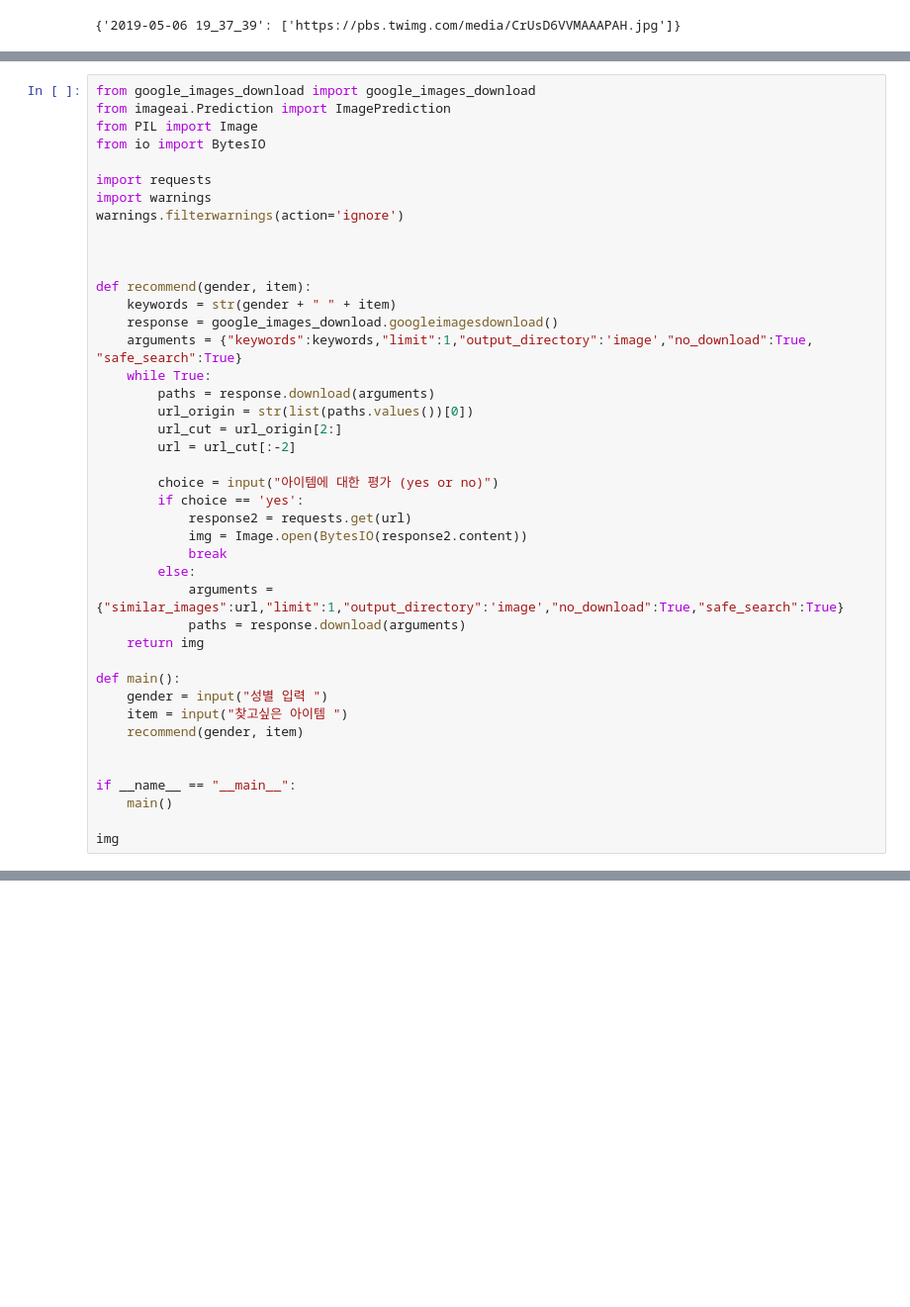
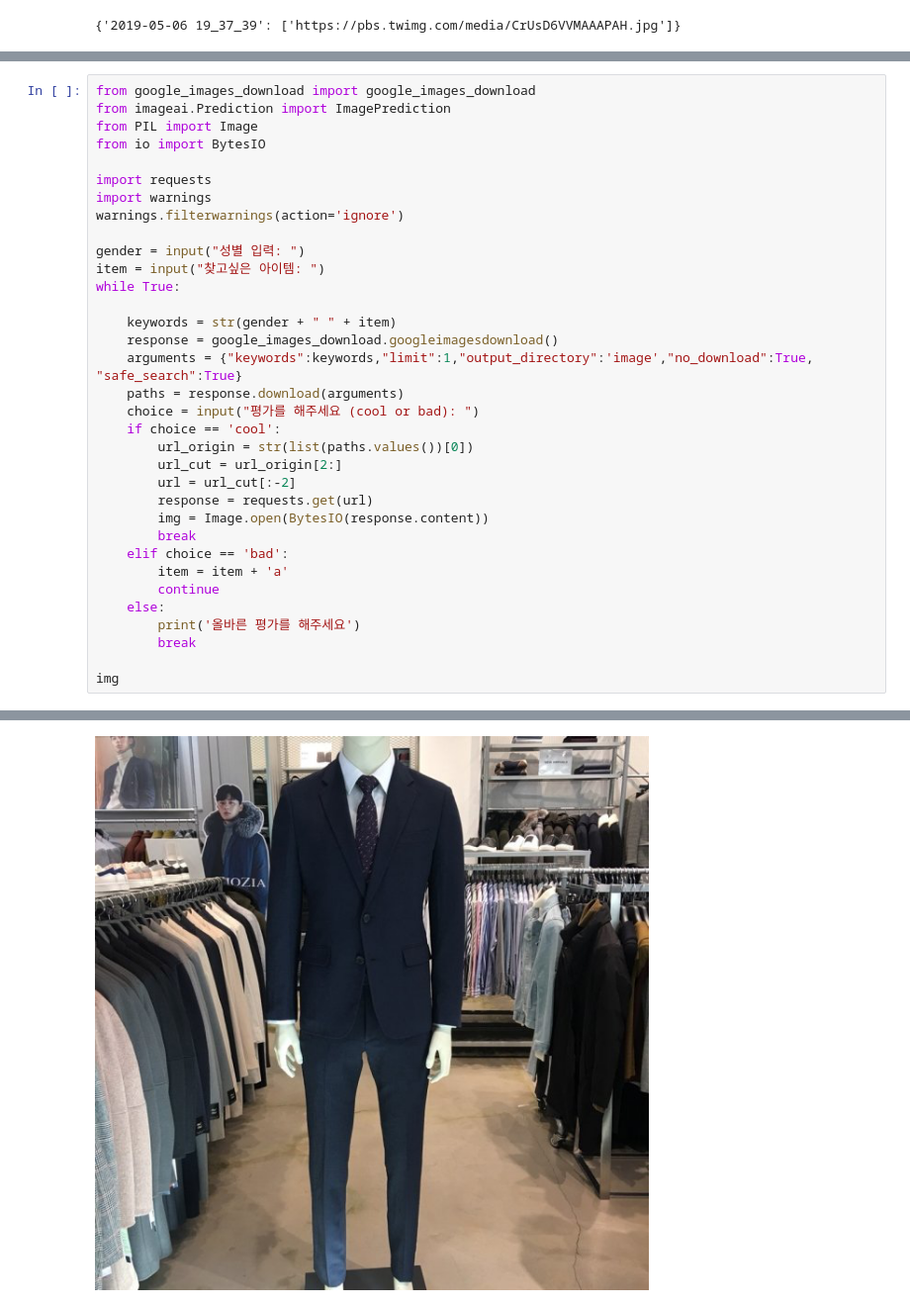
Before and after one commit to CheonSeounghyun/Coordination-Recommend, a Jupyter notebook: image_recommend.ipynb, the cells around one changed output, grey strips where cells are left out. Shown at 99% size. Saved outputs shown, nothing was run; the diff lists cells and outputs as text; blank space fills up the shorter version.

Commit message:
recommend

```diff
--- a/image_recommend.ipynb
+++ b/image_recommend.ipynb
@@ -171,36 +110,28 @@ import requests
 import warnings
 warnings.filterwarnings(action='ignore')
 
+gender = input("성별 입력: ")
+item = input("찾고싶은 아이템: ")
+while True:
 
-
-def recommend(gender, item):
     keywords = str(gender + " " + item)
     response = google_images_download.googleimagesdownload()
     arguments = {"keywords":keywords,"limit":1,"output_directory":'image',"no_download":True, "safe_search":True}
-    while True:
-        paths = response.download(arguments)
+    paths = response.download(arguments)
+    choice = input("평가를 해주세요 (cool or bad): ")
+    if choice == 'cool':
         url_origin = str(list(paths.values())[0])
         url_cut = url_origin[2:]
         url = url_cut[:-2]
-
-        choice = input("아이템에 대한 평가 (yes or no)")
-        if choice == 'yes':
-            response2 = requests.get(url)
-            img = Image.open(BytesIO(response2.content))
-            break
-        else:
-            arguments = {"similar_images":url,"limit":1,"output_directory":'image',"no_download":True,"safe_search":True}
-            paths = response.download(arguments)
-    return img
-
-def main():
-    gender = input("성별 입력 ")
-    item = input("찾고싶은 아이템 ")
-    recommend(gender, item)
-
-
-if __name__ == "__main__":
-    main()
+        response = requests.get(url)
+        img = Image.open(BytesIO(response.content))
+        break
+    elif choice == 'bad':
+        item = item + 'a'
+        continue
+    else:
+        print('올바른 평가를 해주세요')
+        break
 
 img
 # %% [output]
@@ -219,0 +155 @@ MissingSchema: Invalid URL 'on': No schema supplied. Perhaps you meant http://on
+[figure, added]
```
Also changed, not shown: parts of 4 cells of this notebook.
